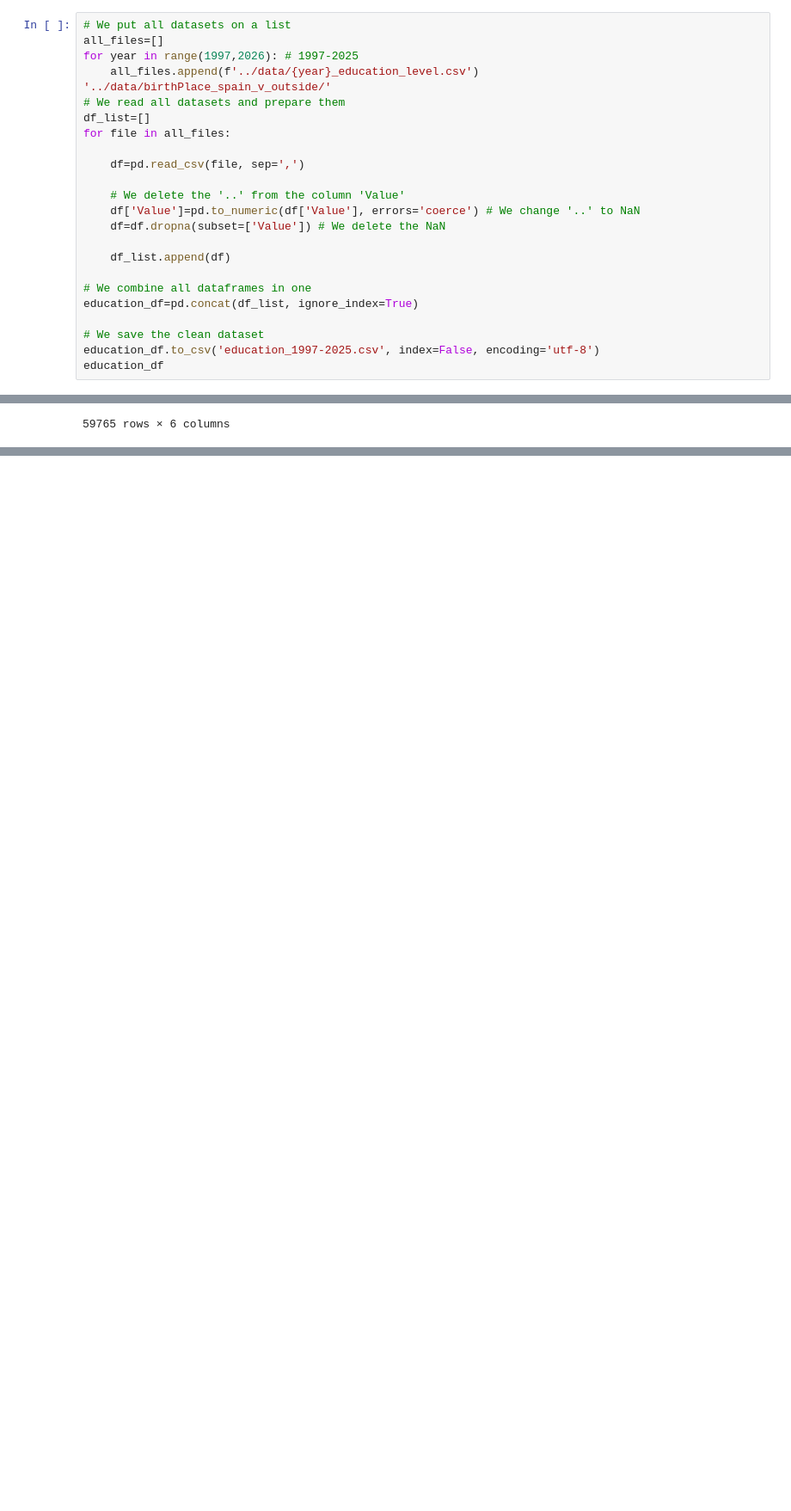
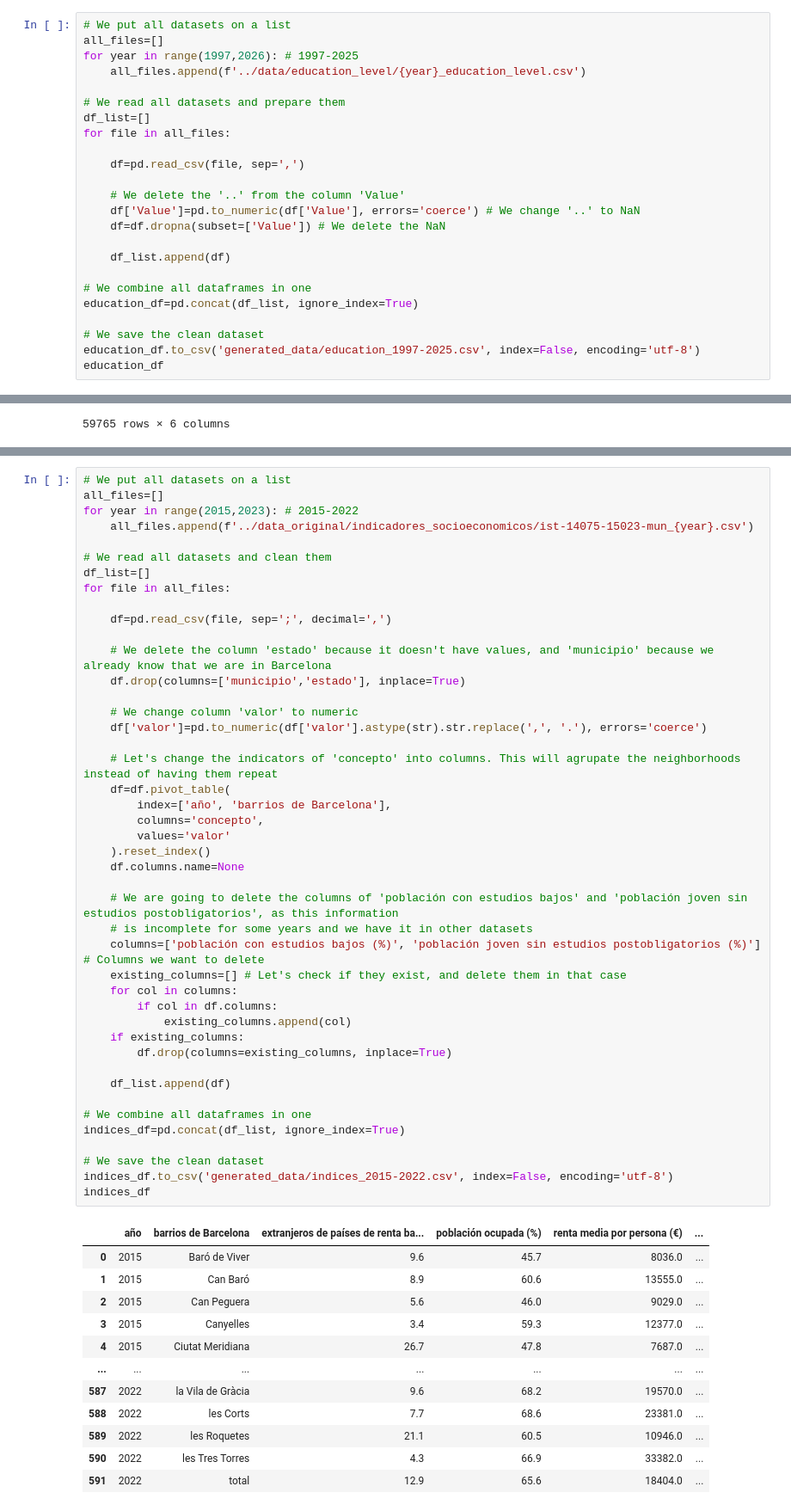
Before and after one commit to pablob2002/pablo-avdm, a Jupyter notebook: Sara/0_data_process.ipynb, the cells around one changed output, grey strips where cells are left out. Shown at 86% size. Saved outputs shown, nothing was run; the diff lists cells and outputs as text; blank space fills up the shorter version.

```diff
--- a/Sara/0_data_process.ipynb
+++ b/Sara/0_data_process.ipynb
@@ -21,8 +16,8 @@ We used the first dataset to obtain information about the educational level of t
 # We put all datasets on a list
 all_files=[]
 for year in range(1997,2026): # 1997-2025
-    all_files.append(f'../data/{year}_education_level.csv')
-'../data/birthPlace_spain_v_outside/'
+    all_files.append(f'../data/education_level/{year}_education_level.csv')
+
 # We read all datasets and prepare them
 df_list=[]
 for file in all_files:
@@ -39,7 +34,7 @@ for file in all_files:
 education_df=pd.concat(df_list, ignore_index=True)
 
 # We save the clean dataset
-education_df.to_csv('education_1997-2025.csv', index=False, encoding='utf-8')
+education_df.to_csv('generated_data/education_1997-2025.csv', index=False, encoding='utf-8')
 education_df
 # %% [output]
 |  | Year_Reference | District | Neighborhood | Value | Education_Level | Birth_Place |
@@ -57,0 +57,57 @@ education_df
+# %%
+# We put all datasets on a list
+all_files=[]
+for year in range(2015,2023): # 2015-2022
+    all_files.append(f'../data_original/indicadores_socioeconomicos/ist-14075-15023-mun_{year}.csv')
+
+# We read all datasets and clean them
+df_list=[]
+for file in all_files:
+
+    df=pd.read_csv(file, sep=';', decimal=',')
+
+    # We delete the column 'estado' because it doesn't have values, and 'municipio' because we already know that we are in Barcelona
+    df.drop(columns=['municipio','estado'], inplace=True)
+
+    # We change column 'valor' to numeric
+    df['valor']=pd.to_numeric(df['valor'].astype(str).str.replace(',', '.'), errors='coerce')
+
+    # Let's change the indicators of 'concepto' into columns. This will agrupate the neighborhoods instead of having them repeat
+    df=df.pivot_table(
+        index=['año', 'barrios de Barcelona'],
+        columns='concepto',
+        values='valor'
+    ).reset_index()
+    df.columns.name=None
+
+    # We are going to delete the columns of 'población con estudios bajos' and 'población joven sin estudios postobligatorios', as this information
+    # is incomplete for some years and we have it in other datasets
+    columns=['población con estudios bajos (%)', 'población joven sin estudios postobligatorios (%)'] # Columns we want to delete
+    existing_columns=[] # Let's check if they exist, and delete them in that case
+    for col in columns:
+        if col in df.columns:
+            existing_columns.append(col)
+    if existing_columns:
+        df.drop(columns=existing_columns, inplace=True)
+
+    df_list.append(df)
+
+# We combine all dataframes in one
+indices_df=pd.concat(df_list, ignore_index=True)
+
+# We save the clean dataset
+indices_df.to_csv('generated_data/indices_2015-2022.csv', index=False, encoding='utf-8')
+indices_df
+# %% [output]
+|  | año | barrios de Barcelona | extranjeros de países de renta ba... | población ocupada (%) | renta media por persona (€) | ... |
+| 0 | 2015 | Baró de Viver | 9.6 | 45.7 | 8036.0 | ... |
+| 1 | 2015 | Can Baró | 8.9 | 60.6 | 13555.0 | ... |
+| 2 | 2015 | Can Peguera | 5.6 | 46.0 | 9029.0 | ... |
+| 3 | 2015 | Canyelles | 3.4 | 59.3 | 12377.0 | ... |
+| 4 | 2015 | Ciutat Meridiana | 26.7 | 47.8 | 7687.0 | ... |
+| ... | ... | ... | ... | ... | ... | ... |
+| 587 | 2022 | la Vila de Gràcia | 9.6 | 68.2 | 19570.0 | ... |
+| 588 | 2022 | les Corts | 7.7 | 68.6 | 23381.0 | ... |
+| 589 | 2022 | les Roquetes | 21.1 | 60.5 | 10946.0 | ... |
+| 590 | 2022 | les Tres Torres | 4.3 | 66.9 | 33382.0 | ... |
+| 591 | 2022 | total | 12.9 | 65.6 | 18404.0 | ... |
```
Also changed, not shown: parts of 11 cells of this notebook.
